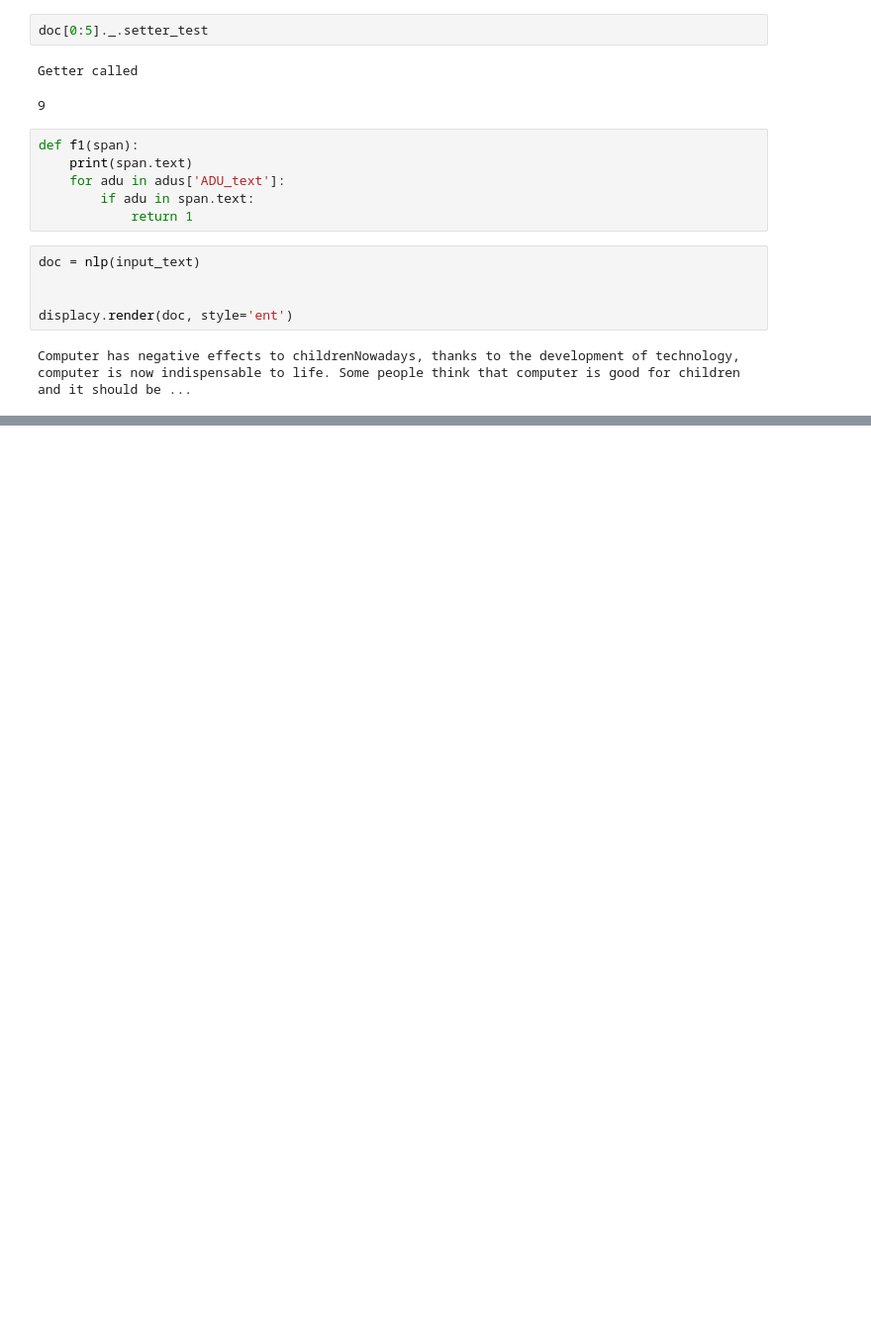
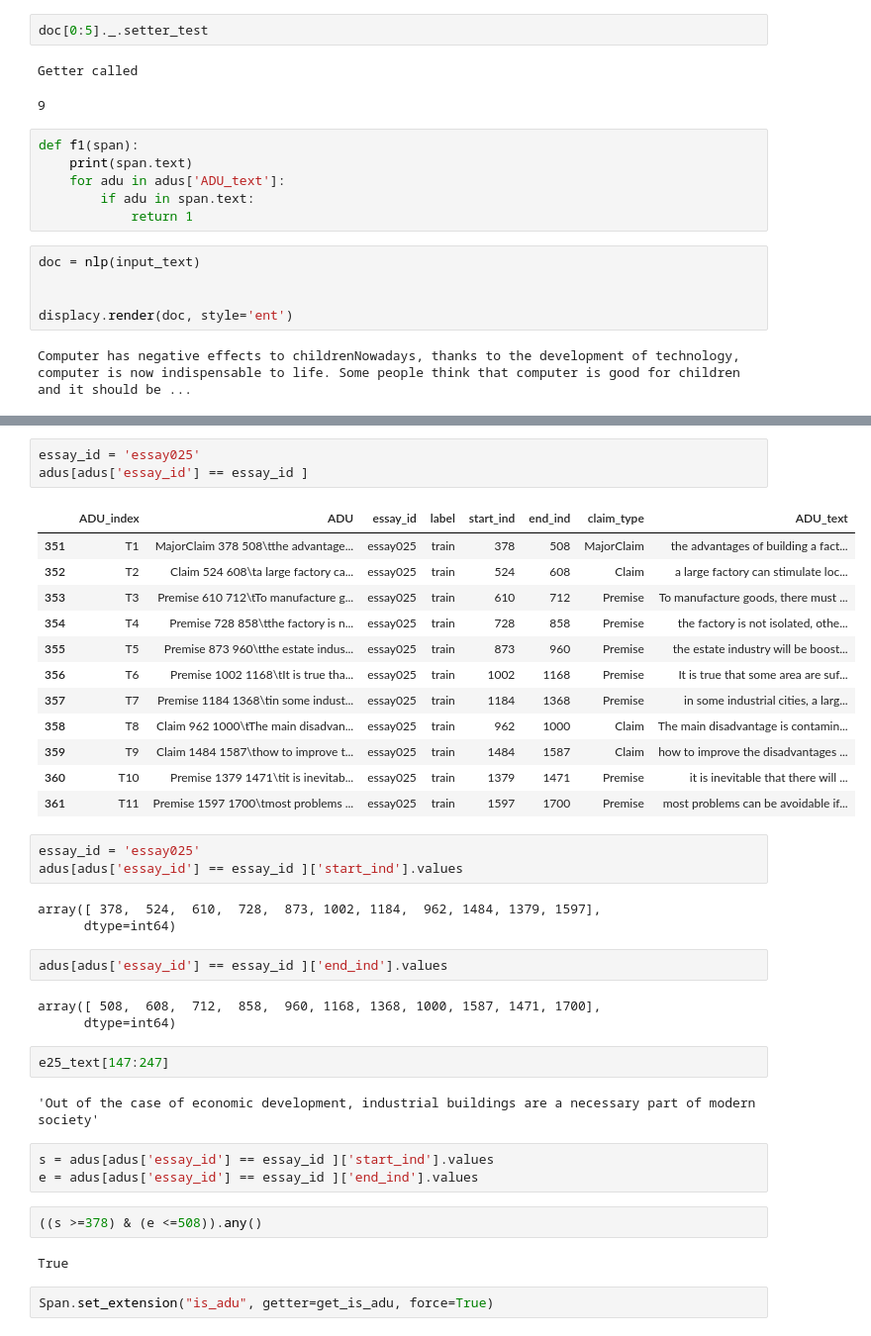
Before and after one commit to arturofigueroabim/research-case-2021, a Jupyter notebook: Experiments/(Scrap)ADU_Model_v2_15.01.2022.ipynb, the cells around one changed output, grey strips where cells are left out. Shown: that part at 99% size. Saved outputs shown, nothing was run; the diff lists cells and outputs as text; blank space fills up the shorter version.

```diff
--- a/Experiments/(Scrap)ADU_Model_v2_15.01.2022.ipynb
+++ b/Experiments/(Scrap)ADU_Model_v2_15.01.2022.ipynb
@@ -240,0 +256,40 @@ Sometimes, they want an information that can help them in daily life which the i
+# %%
+essay_id = 'essay025'
+adus[adus['essay_id'] == essay_id ]
+# %% [output]
+|  | ADU_index | ADU | essay_id | label | start_ind | end_ind | claim_type | ADU_text |
+| 351 | T1 | MajorClaim 378 508\tthe advantage... | essay025 | train | 378 | 508 | MajorClaim | the advantages of building a fact... |
+| 352 | T2 | Claim 524 608\ta large factory ca... | essay025 | train | 524 | 608 | Claim | a large factory can stimulate loc... |
+| 353 | T3 | Premise 610 712\tTo manufacture g... | essay025 | train | 610 | 712 | Premise | To manufacture goods, there must ... |
+| 354 | T4 | Premise 728 858\tthe factory is n... | essay025 | train | 728 | 858 | Premise | the factory is not isolated, othe... |
+| 355 | T5 | Premise 873 960\tthe estate indus... | essay025 | train | 873 | 960 | Premise | the estate industry will be boost... |
+| 356 | T6 | Premise 1002 1168\tIt is true tha... | essay025 | train | 1002 | 1168 | Premise | It is true that some area are suf... |
+| 357 | T7 | Premise 1184 1368\tin some indust... | essay025 | train | 1184 | 1368 | Premise | in some industrial cities, a larg... |
+| 358 | T8 | Claim 962 1000\tThe main disadvan... | essay025 | train | 962 | 1000 | Claim | The main disadvantage is contamin... |
+| 359 | T9 | Claim 1484 1587\thow to improve t... | essay025 | train | 1484 | 1587 | Claim | how to improve the disadvantages ... |
+| 360 | T10 | Premise 1379 1471\tit is inevitab... | essay025 | train | 1379 | 1471 | Premise | it is inevitable that there will ... |
+| 361 | T11 | Premise 1597 1700\tmost problems ... | essay025 | train | 1597 | 1700 | Premise | most problems can be avoidable if... |
+# %%
+essay_id = 'essay025'
+adus[adus['essay_id'] == essay_id ]['start_ind'].values
+# %% [output]
+array([ 378,  524,  610,  728,  873, 1002, 1184,  962, 1484, 1379, 1597],
+      dtype=int64)
+# %%
+adus[adus['essay_id'] == essay_id ]['end_ind'].values
+# %% [output]
+array([ 508,  608,  712,  858,  960, 1168, 1368, 1000, 1587, 1471, 1700],
+      dtype=int64)
+# %%
+e25_text[147:247]
+# %% [output]
+'Out of the case of economic development, industrial buildings are a necessary part of modern society'
+# %%
+s = adus[adus['essay_id'] == essay_id ]['start_ind'].values
+e = adus[adus['essay_id'] == essay_id ]['end_ind'].values
+# %%
+((s >=378) & (e <=508)).any()
+# %% [output]
+True
+# %%
+Span.set_extension("is_adu", getter=get_is_adu, force=True)
```
Also changed, not shown: parts of 9 cells of this notebook, 2 other files.
